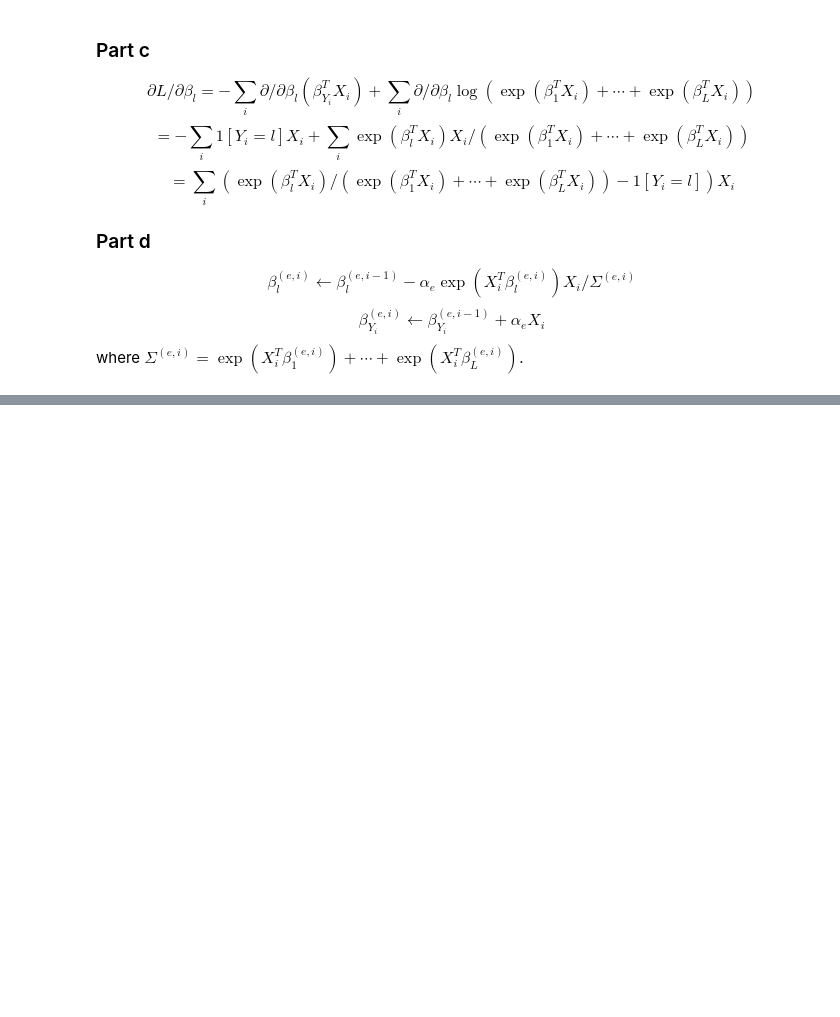
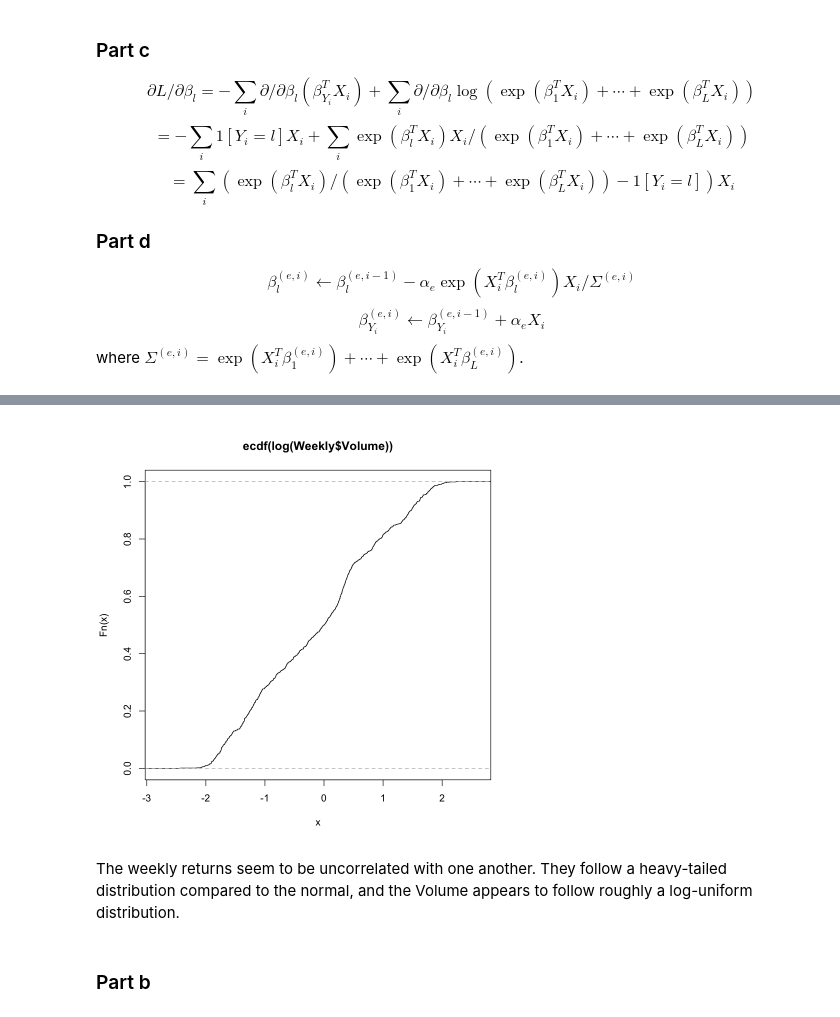
Before and after one commit to walkin-through-the-forest/ST443, a Jupyter notebook: hw03.ipynb, the cells around one changed output, grey strips where cells are left out. Saved outputs shown, nothing was run; the diff lists cells and outputs as text; code cells hidden in the pictures; blank space fills up the shorter version.

```diff
--- a/hw03.ipynb
+++ b/hw03.ipynb
@@ -54,0 +86,8 @@ where $\Sigma^{(e, i)} = \exp(X_i^T \beta^{(e, i)}_1) + \cdots + \exp(X_i^T \bet
+# %%
+plot(ecdf(log(Weekly$Volume)))
+# %% [output]
+[figure, added]
+# %% [markdown]
+The weekly returns seem to be uncorrelated with one another. They follow a heavy-tailed distribution compared to the normal, and the Volume appears to follow roughly a log-uniform distribution.
+# %% [markdown]
+### Part b
```
Also changed, not shown: parts of 15 cells of this notebook, 2 other files.
